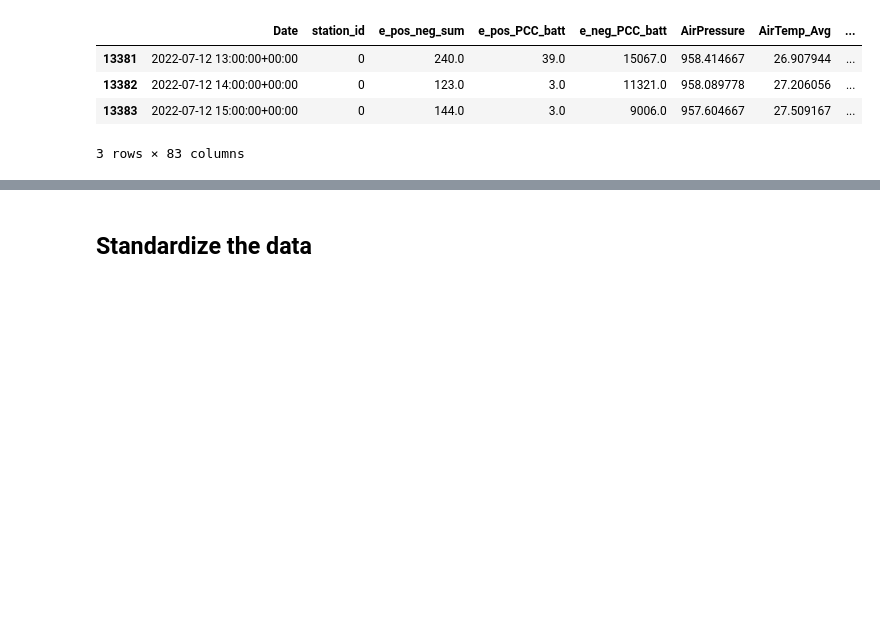
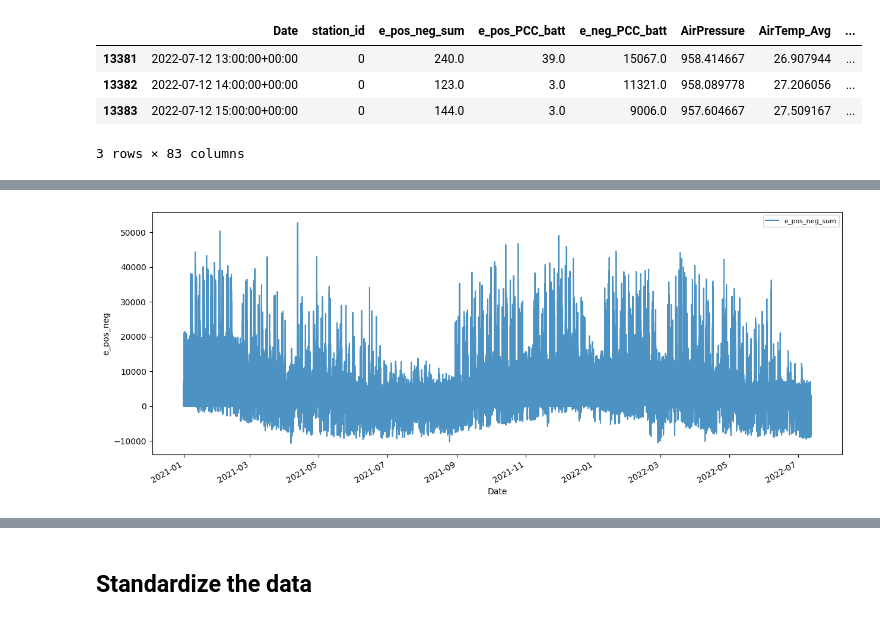
Before and after one commit to FabioLddo/time_series_energy_community_forecasting, a Jupyter notebook: Final_Project_Ippolito_Loddo_Margni.ipynb, the cells around one changed output, grey strips where cells are left out. Saved outputs shown, nothing was run; the diff lists cells and outputs as text; code cells hidden in the pictures; blank space fills up the shorter version.

```diff
--- a/Final_Project_Ippolito_Loddo_Margni.ipynb
+++ b/Final_Project_Ippolito_Loddo_Margni.ipynb
@@ -831,7 +842,8 @@ df.head(3)
 # %%
 # Get the date corresposnding to the 80% position of the dataset
 n_samples = df.shape[0]/19
-perc80_sample_idx = int(n_samples/100*80)
+train_ratio = 0.8
+perc80_sample_idx = int(n_samples*train_ratio)
 date_perc80 = df['Date'][perc80_sample_idx]
 # %%
 # Train test split
@@ -854,0 +869,29 @@ df_te.head(3)
+# %%
+# Use a moving average method for outlier detection as the targets have seasonality
+# We perform outlier detection on all the features in the training dataset as it doesn't seem to be too long to be done
+
+df_tr.set_index('Date', inplace=True)
+df_te.set_index('Date', inplace=True)
+df_tr = df_tr.astype(float)
+window_size = 15  # Set the window size for the moving average
+moving_avg_df = df_tr.rolling(window=window_size).mean()  # Calculate the moving average for each column
+std_dev_df = df_tr.rolling(window=window_size).std()  # Calculate the standard deviation for each column
+threshold = 2  # Define the threshold for outlier detection
+
+outliers_df_train = pd.DataFrame(index=df_tr.index, columns=df_tr.columns)
+capped_df_train = df_tr.copy()
+
+for column in df_tr.columns:
+    # Calculate the upper and lower bounds for outlier detection
+    upper_bound = moving_avg_df[column] + threshold * std_dev_df[column]
+    lower_bound = moving_avg_df[column] - threshold * std_dev_df[column]
+
+    # Find outliers by comparing values to the bounds
+    outliers = (df_tr[column] > upper_bound) | (df_tr[column] < lower_bound)
+
+    # Store outlier information in the outliers DataFrame
+    outliers_df_train[column] = outliers
+
+    # Cap outliers to the mean value within the window
+    mean_value = df_tr[column].rolling(window=window_size).mean()
+    capped_df_train[column] = np.where(outliers, mean_value, capped_df_train[column])
@@ -854,0 +944,13 @@ df_te.head(3)
+# %%
+# Visualize target features before outlier detection
+# Plot the e_pos_neg_N measures in the df_tr dataset
+e_pos_neg_cols = [col for col in df_tr.columns if 'e_pos_neg' in col]
+
+# Plot the e_pos_neg_N columns against the DataFrame's index (which is now the 'Date' column)
+df_tr[e_pos_neg_cols].plot(figsize=(15, 6), alpha=0.8)
+plt.xlabel('Date')  # Update the x-axis label
+plt.ylabel('e_pos_neg')
+plt.legend(loc='upper right', ncol=2, fontsize=8)
+plt.show()
+# %% [output]
+[figure, added]
```
Also changed, not shown: parts of 19 cells of this notebook.
